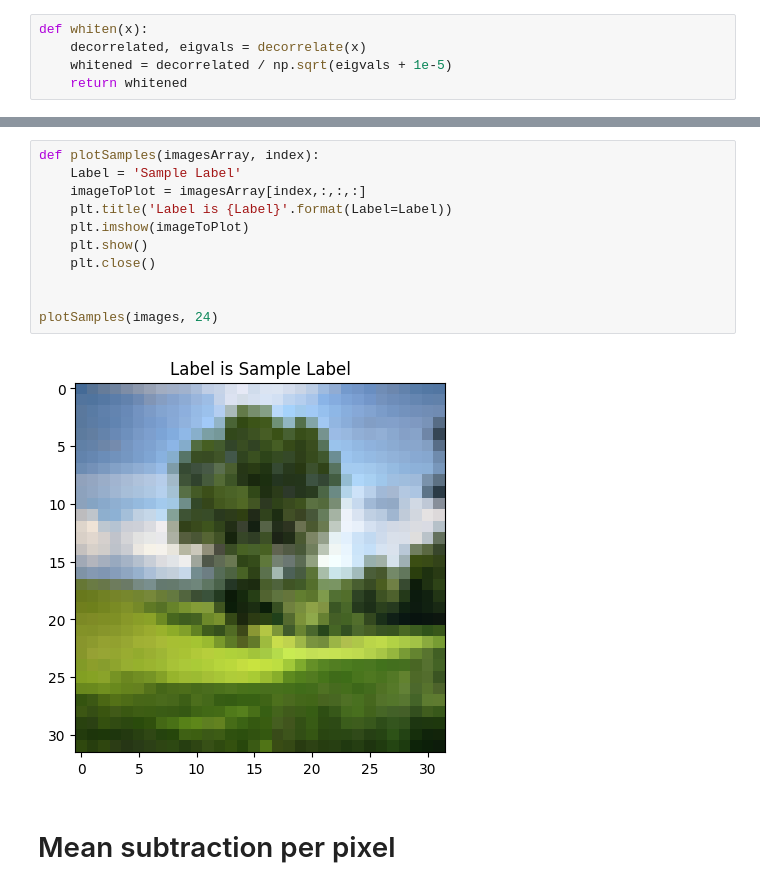
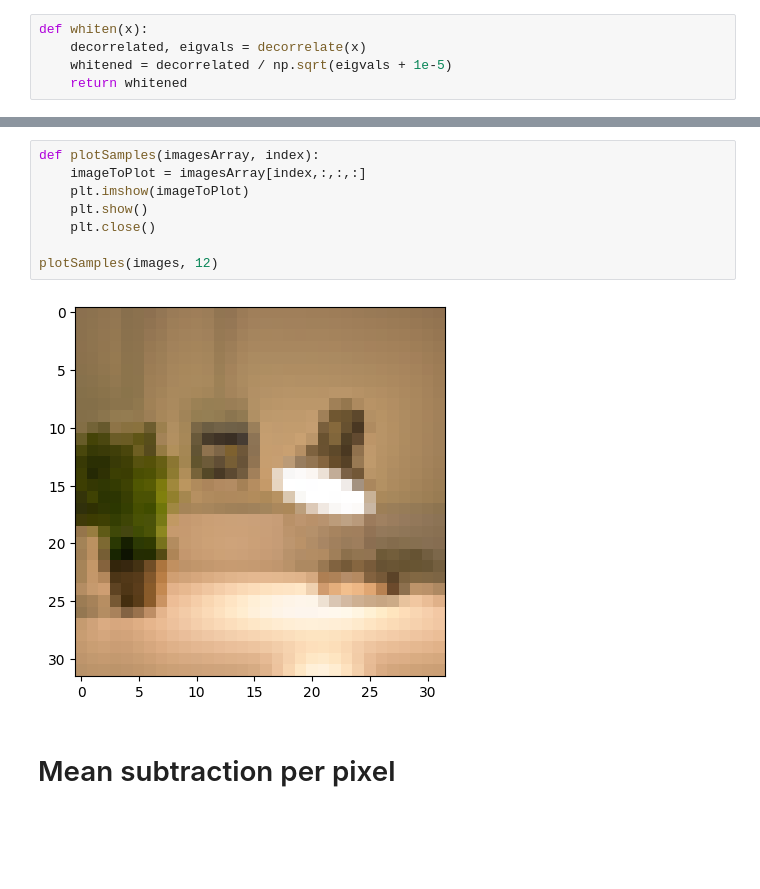
Before and after one commit to elliot-eriksson/D7041E-laborations, a Jupyter notebook: D7041E/Lab1-fundamentals-of-machine-learning/D7041E_code_for_lab1.ipynb, the cells around one changed output, grey strips where cells are left out. Cells and saved outputs as stored; diff of their text form; blank space fills up the shorter version.

```diff
--- a/D7041E/Lab1-fundamentals-of-machine-learning/D7041E_code_for_lab1.ipynb
+++ b/D7041E/Lab1-fundamentals-of-machine-learning/D7041E_code_for_lab1.ipynb
@@ -155,17 +154,14 @@ Covariance matrix:
 [figure]
 # %%
 def plotSamples(imagesArray, index):
-    Label = 'Sample Label'
     imageToPlot = imagesArray[index,:,:,:]
-    plt.title('Label is {Label}'.format(Label=Label))
     plt.imshow(imageToPlot)
     plt.show()
     plt.close()
 
-
-plotSamples(images, 24)
+plotSamples(images, 12)
 # %% [output]
-[figure, old version]
+[figure, new version]
 # %% [markdown]
 <h1> Mean subtraction per pixel</h1>
 # %%
```
Also changed, not shown: parts of 8 cells of this notebook.
